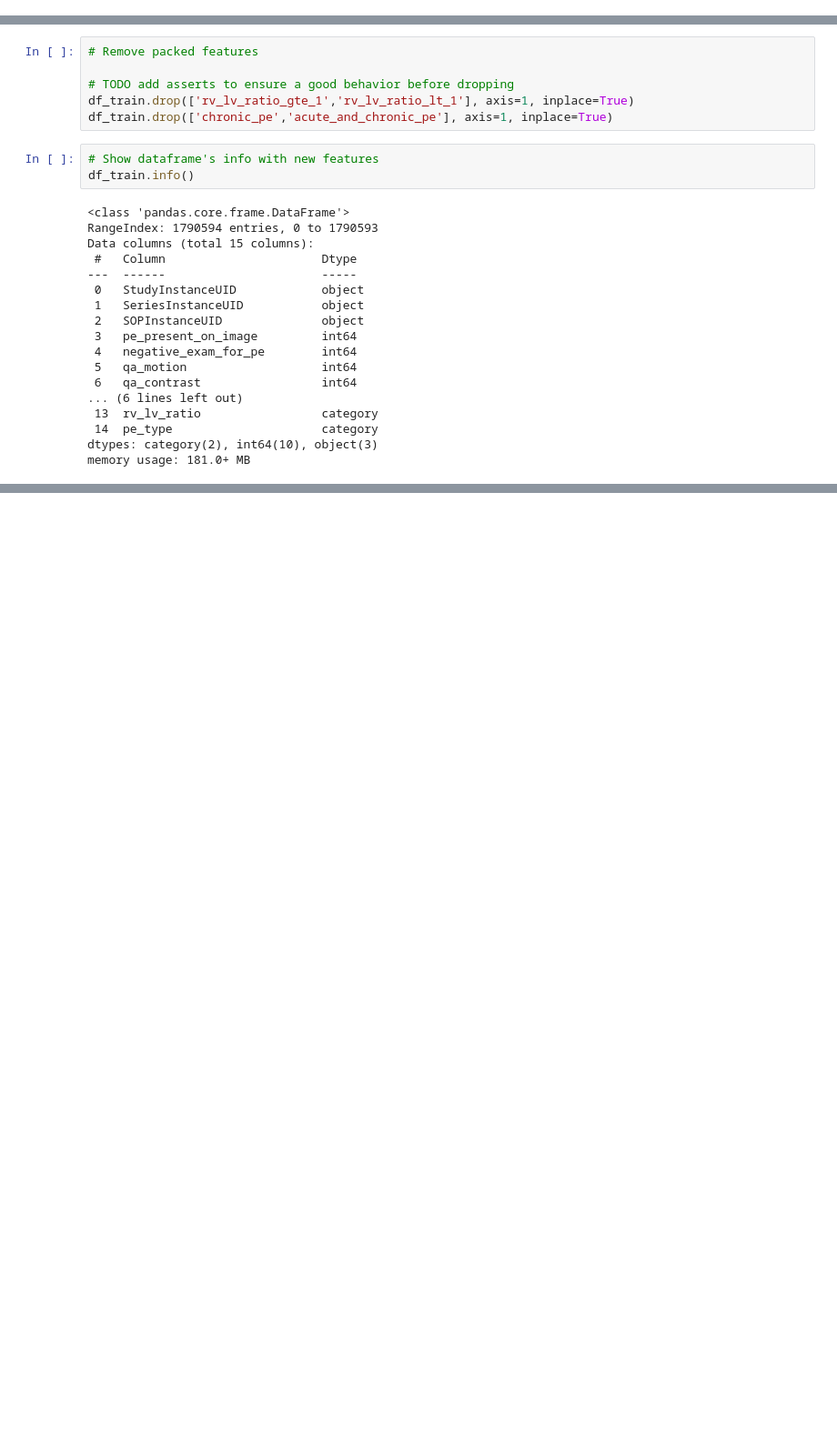
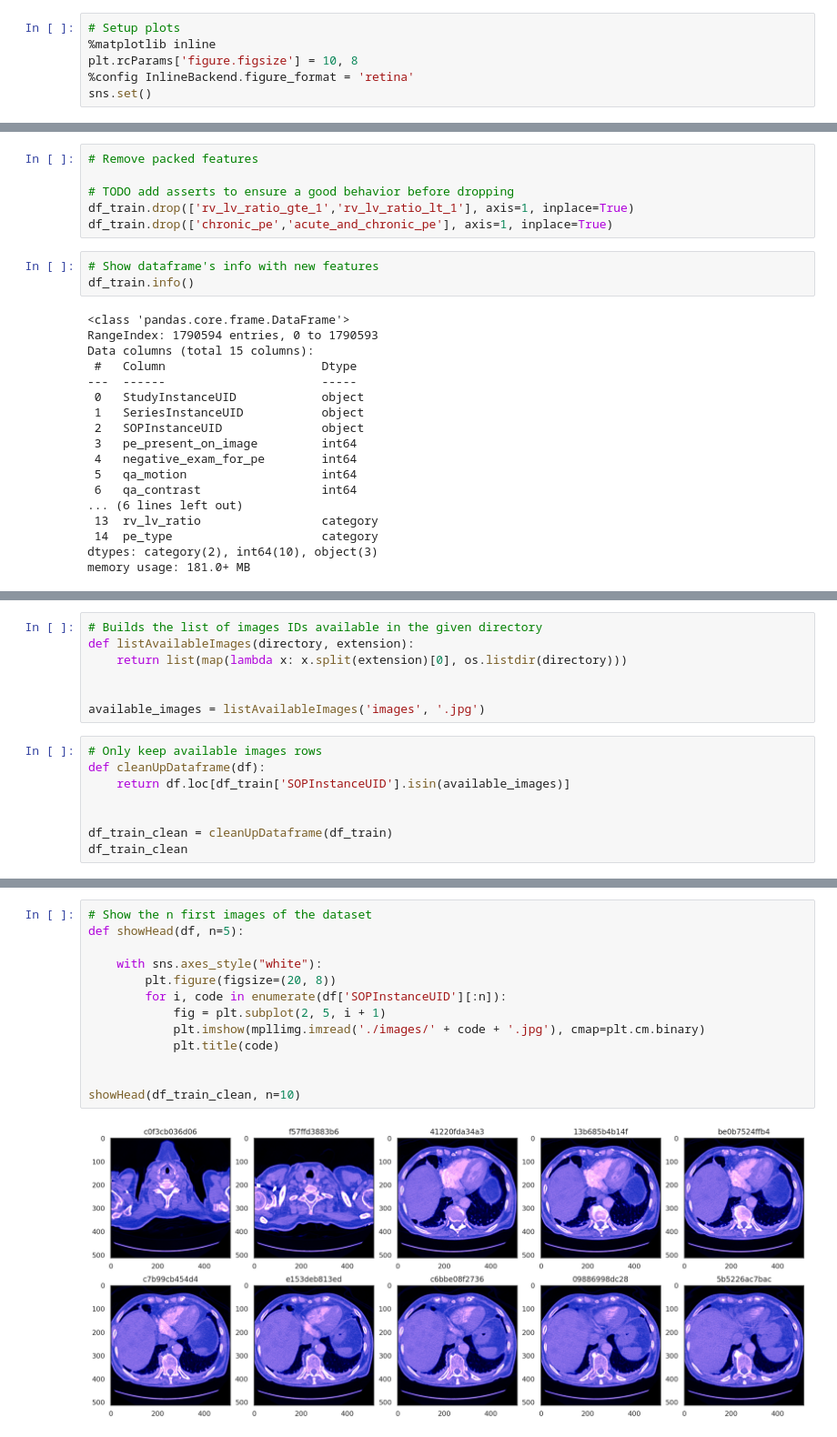
Before and after one commit to JohanChataigne/kaggle-pulmonary-embolism-detection, a Jupyter notebook: preprocessing.ipynb, the cells around one changed output, grey strips where cells are left out. Shown at 91% size. Saved outputs shown, nothing was run; the diff lists cells and outputs as text; blank space fills up the shorter version.

Commit message:
add preprocessing on actual images

```diff
--- a/preprocessing.ipynb
+++ b/preprocessing.ipynb
@@ -6,3 +11,9 @@ import pandas as pd
+# %%
+# Setup plots
+%matplotlib inline
+plt.rcParams['figure.figsize'] = 10, 8
+%config InlineBackend.figure_format = 'retina'
+sns.set()
 # %% [markdown]
 # Datas
 # %%
@@ -114,0 +131,15 @@ Categories (3, object): [Acute, Acute and Chronic, Chronic]
+# %%
+# Builds the list of images IDs available in the given directory
+def listAvailableImages(directory, extension):
+    return list(map(lambda x: x.split(extension)[0], os.listdir(directory)))
+
+
+available_images = listAvailableImages('images', '.jpg')
+# %%
+# Only keep available images rows
+def cleanUpDataframe(df):
+    return df.loc[df_train['SOPInstanceUID'].isin(available_images)]
+
+
+df_train_clean = cleanUpDataframe(df_train)
+df_train_clean
@@ -114,0 +160,15 @@ Categories (3, object): [Acute, Acute and Chronic, Chronic]
+# %%
+# Show the n first images of the dataset
+def showHead(df, n=5):
+
+    with sns.axes_style("white"):
+        plt.figure(figsize=(20, 8))
+        for i, code in enumerate(df['SOPInstanceUID'][:n]):
+            fig = plt.subplot(2, 5, i + 1)
+            plt.imshow(mpllimg.imread('./images/' + code + '.jpg'), cmap=plt.cm.binary)
+            plt.title(code)
+
+
+showHead(df_train_clean, n=10)
+# %% [output]
+[figure, added]
```
Also changed, not shown: parts of 4 cells of this notebook, 1 other file.
